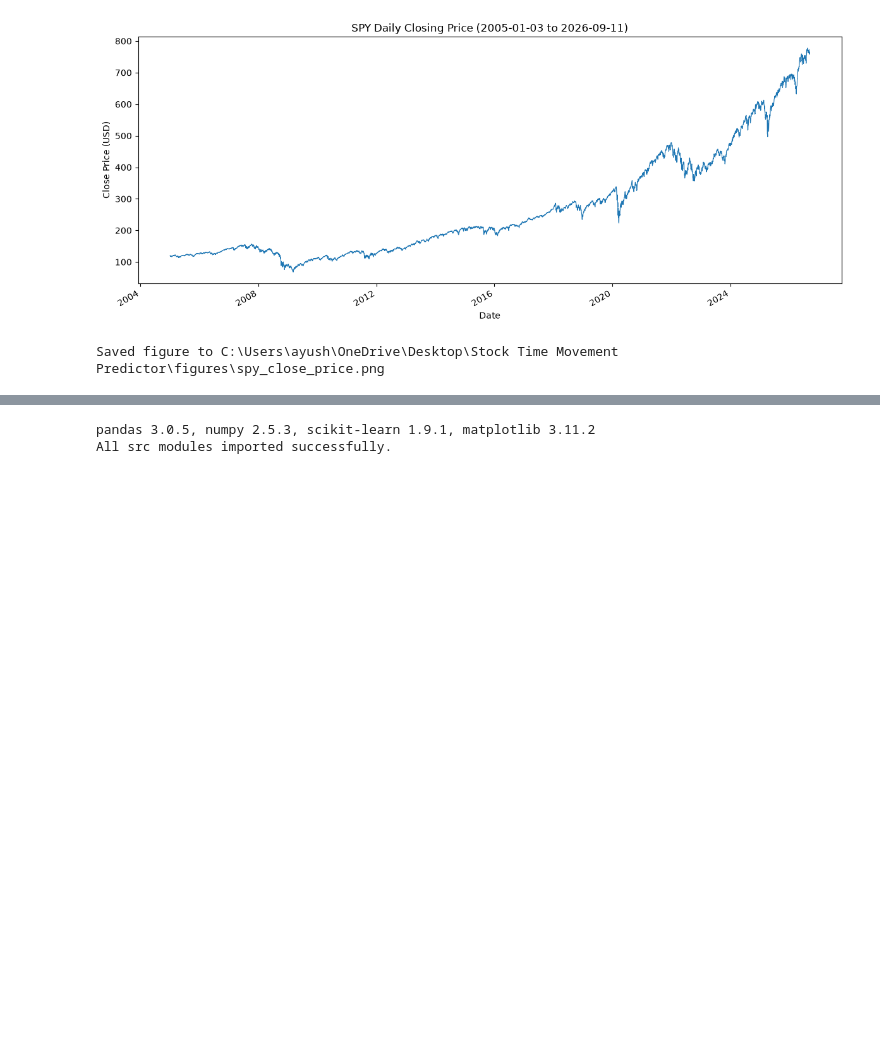
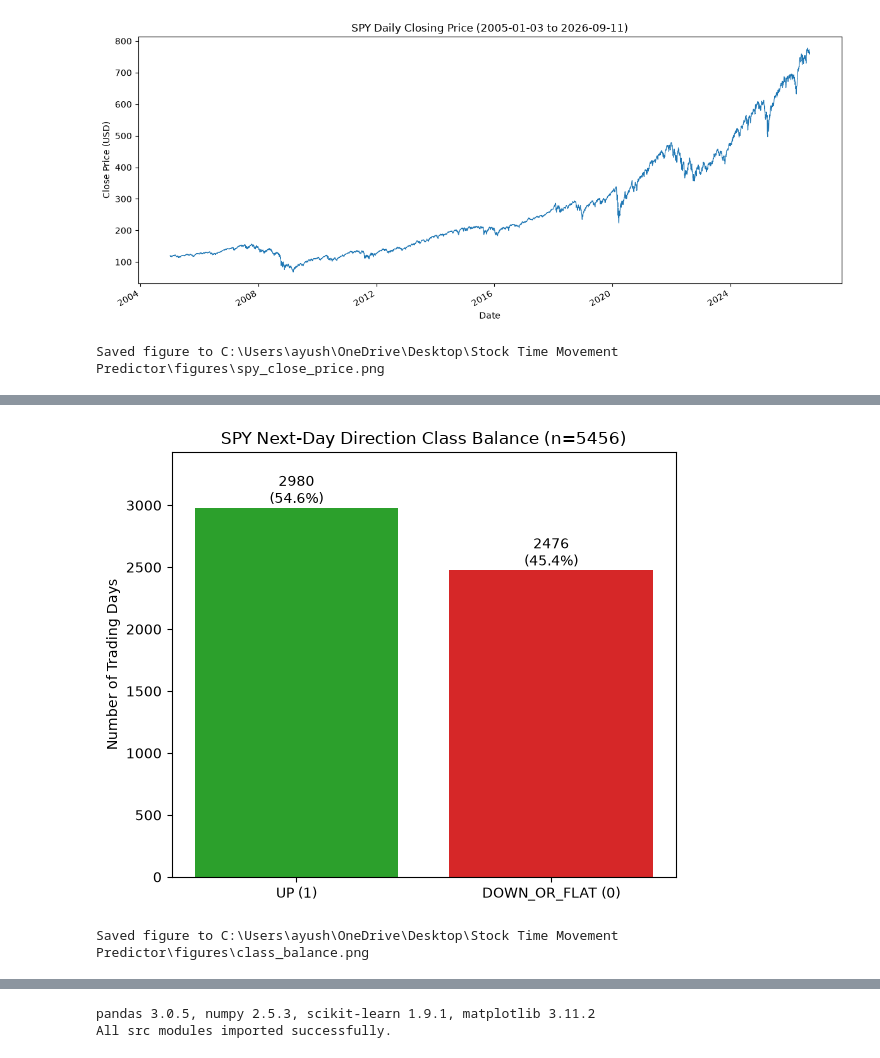
Before and after one commit to YushBytes/stock-price-movement-predictor, a Jupyter notebook: notebooks/stock_price_movement_predictor.ipynb, the cells around one changed output, grey strips where cells are left out. Cells and saved outputs as stored; diff of their text form; code cells hidden in the pictures; blank space fills up the shorter version.

```diff
--- a/notebooks/stock_price_movement_predictor.ipynb
+++ b/notebooks/stock_price_movement_predictor.ipynb
@@ -200,0 +327,19 @@ _To be completed in Phase 4._ Will report the percentage of Up vs. Down days in
+# %%
+from src.preprocessing import chronological_split, compute_class_balance, print_class_balance
+
+# Computed here (rather than in Section 9) because per-partition class
+# balance needs the split to already exist; Section 9 reuses these same
+# train_df/validation_df/test_df objects for its detailed date-range report.
+train_df, validation_df, test_df = chronological_split(target_df, config.TRAIN_RATIO, config.VALIDATION_RATIO)
+
+overall_balance = compute_class_balance(target_df["Target"])
+print_class_balance(overall_balance, label="full dataset")
+print()
+train_balance = compute_class_balance(train_df["Target"])
+print_class_balance(train_balance, label="train")
+print()
+validation_balance = compute_class_balance(validation_df["Target"])
+print_class_balance(validation_balance, label="validation")
+print()
+test_balance = compute_class_balance(test_df["Target"])
+print_class_balance(test_balance, label="test")
@@ -200,0 +366,22 @@ _To be completed in Phase 4._ Will report the percentage of Up vs. Down days in
+# %%
+fig, ax = plt.subplots(figsize=(6, 5))
+labels = ["UP (1)", "DOWN_OR_FLAT (0)"]
+counts = [overall_balance["n_up"], overall_balance["n_down_or_flat"]]
+bars = ax.bar(labels, counts, color=["#2ca02c", "#d62728"])
+ax.set_title(f"{config.SYMBOL} Next-Day Direction Class Balance (n={overall_balance['n_total']})")
+ax.set_ylabel("Number of Trading Days")
+ax.set_ylim(0, max(counts) * 1.15)
+for bar, count in zip(bars, counts):
+    pct = 100 * count / overall_balance["n_total"]
+    ax.annotate(f"{count}\n({pct:.1f}%)", xy=(bar.get_x() + bar.get_width() / 2, bar.get_height()),
+                ha="center", va="bottom")
+fig.tight_layout()
+
+figure_path = config.FIGURES_DIR / "class_balance.png"
+fig.savefig(figure_path, dpi=150)
+plt.show()
+
+print(f"Saved figure to {figure_path}")
+# %% [output]
+[figure, added]
+Saved figure to C:\Users\ayush\OneDrive\Desktop\Stock Time Movement Predictor\figures\class_balance.png
```
Also changed, not shown: parts of 22 cells of this notebook, 3 other files.
